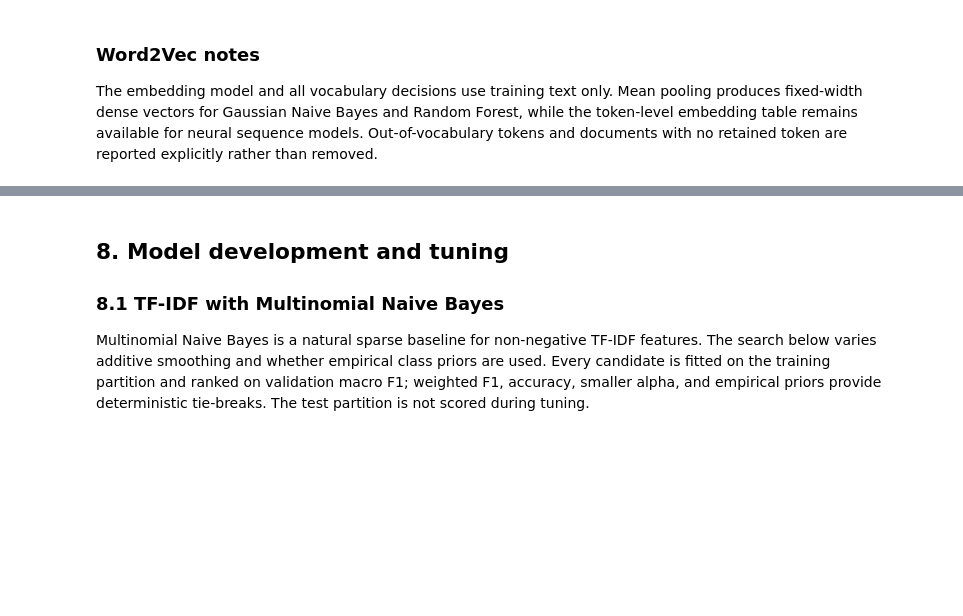
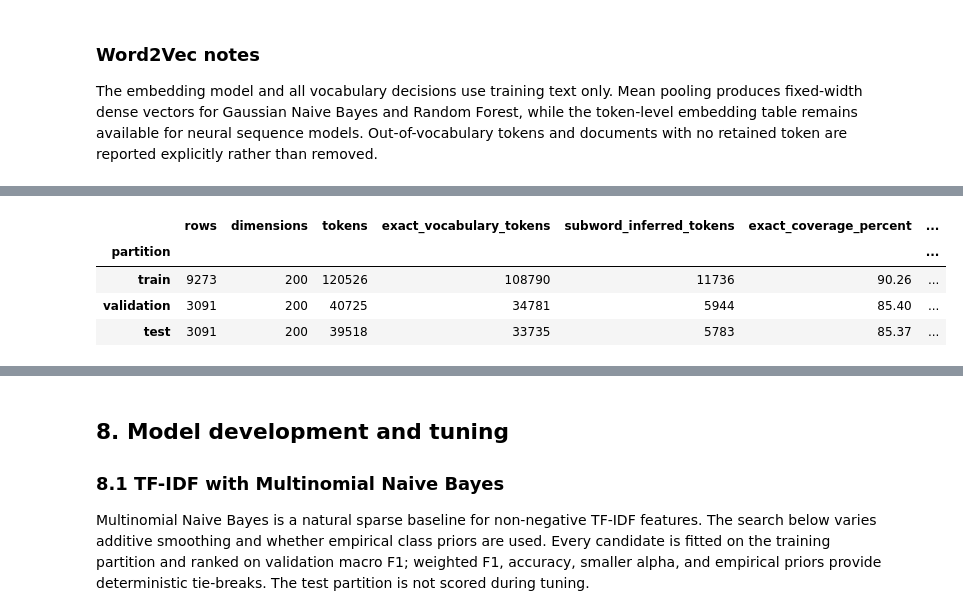
Before and after one commit to iAboud98/arabic-sentiment-analysis, a Jupyter notebook: notebooks/arabic_sentiment_analysis.ipynb, the cells around one changed output, grey strips where cells are left out. Cells and saved outputs as stored; diff of their text form; code cells hidden in the pictures; blank space fills up the shorter version.

Commit message:
add FastText feature representation

```diff
--- a/notebooks/arabic_sentiment_analysis.ipynb
+++ b/notebooks/arabic_sentiment_analysis.ipynb
@@ -1530,0 +1559,77 @@ The embedding model and all vocabulary decisions use training text only. Mean po
+# %%
+def mean_fasttext_embedding(tokens: list[str]) -> np.ndarray:
+    """Average exact or inferred FastText vectors, with a zero fallback."""
+    if not tokens:
+        return np.zeros(FASTTEXT_MODEL.vector_size, dtype=np.float32)
+    vectors = np.asarray(
+        [FASTTEXT_MODEL.wv[token] for token in tokens], dtype=np.float32
+    )
+    return vectors.mean(axis=0, dtype=np.float32)
+
+
+FASTTEXT_DOCUMENT_MATRICES = {
+    partition_name: np.vstack(
+        [mean_fasttext_embedding(tokens) for tokens in tokenized_documents]
+    ).astype(np.float32, copy=False)
+    for partition_name, tokenized_documents in FASTTEXT_TOKENIZED_PARTITIONS.items()
+}
+# %%
+fasttext_audit_rows = []
+fasttext_exact_vocabulary = set(FASTTEXT_MODEL.wv.key_to_index)
+for partition_name, tokenized_documents in FASTTEXT_TOKENIZED_PARTITIONS.items():
+    matrix = FASTTEXT_DOCUMENT_MATRICES[partition_name]
+    expected_shape = (
+        len(PROCESSED_PARTITIONS[partition_name]),
+        FASTTEXT_MODEL.vector_size,
+    )
+    if matrix.shape != expected_shape:
+        raise ValueError(f"Unexpected FastText shape for {partition_name}.")
+    if matrix.dtype != np.float32 or not np.isfinite(matrix).all():
+        raise ValueError(f"Invalid FastText values for {partition_name}.")
+
+    total_tokens = sum(len(tokens) for tokens in tokenized_documents)
+    exact_tokens = sum(
+        token in fasttext_exact_vocabulary
+        for tokens in tokenized_documents
+        for token in tokens
+    )
+    inferred_tokens = total_tokens - exact_tokens
+    zero_vector_rows = int(np.all(matrix == 0, axis=1).sum())
+    fasttext_audit_rows.append(
+        {
+            "partition": partition_name,
+            "rows": matrix.shape[0],
+            "dimensions": matrix.shape[1],
+            "tokens": total_tokens,
+            "exact_vocabulary_tokens": exact_tokens,
+            "subword_inferred_tokens": inferred_tokens,
+            "exact_coverage_percent": 100 * exact_tokens / total_tokens,
+            "zero_vector_rows": zero_vector_rows,
+            "memory_mib": matrix.nbytes / (1024**2),
+        }
+    )
+
+fasttext_audit = pd.DataFrame(fasttext_audit_rows).set_index("partition")
+fasttext_summary = pd.Series(
+    {
+        "vocabulary_size": len(FASTTEXT_MODEL.wv),
+        "vector_dimensions": FASTTEXT_MODEL.vector_size,
+        "training_documents": FASTTEXT_MODEL.corpus_count,
+        "training_tokens": FASTTEXT_MODEL.corpus_total_words,
+        "character_ngram_range": (
+            int(fasttext_config["min_n"]),
+            int(fasttext_config["max_n"]),
+        ),
+        "subword_buckets": int(fasttext_config["bucket"]),
+        "epochs": FASTTEXT_MODEL.epochs,
+    },
+    name="value",
+).to_frame()
+
+display(fasttext_summary)
+display(
+    fasttext_audit.round(
+        {"exact_coverage_percent": 2, "memory_mib": 2}
+    )
+)
+# %% [output]
@@ -1530,0 +1644,5 @@ The embedding model and all vocabulary decisions use training text only. Mean po
+|  | rows | dimensions | tokens | exact_vocabulary_tokens | subword_inferred_tokens | exact_coverage_percent | ... |
+| partition |  |  |  |  |  |  | ... |
+| train | 9273 | 200 | 120526 | 108790 | 11736 | 90.26 | ... |
+| validation | 3091 | 200 | 40725 | 34781 | 5944 | 85.40 | ... |
+| test | 3091 | 200 | 39518 | 33735 | 5783 | 85.37 | ... |
```
Also changed, not shown: parts of 6 cells of this notebook, 1 other file.
